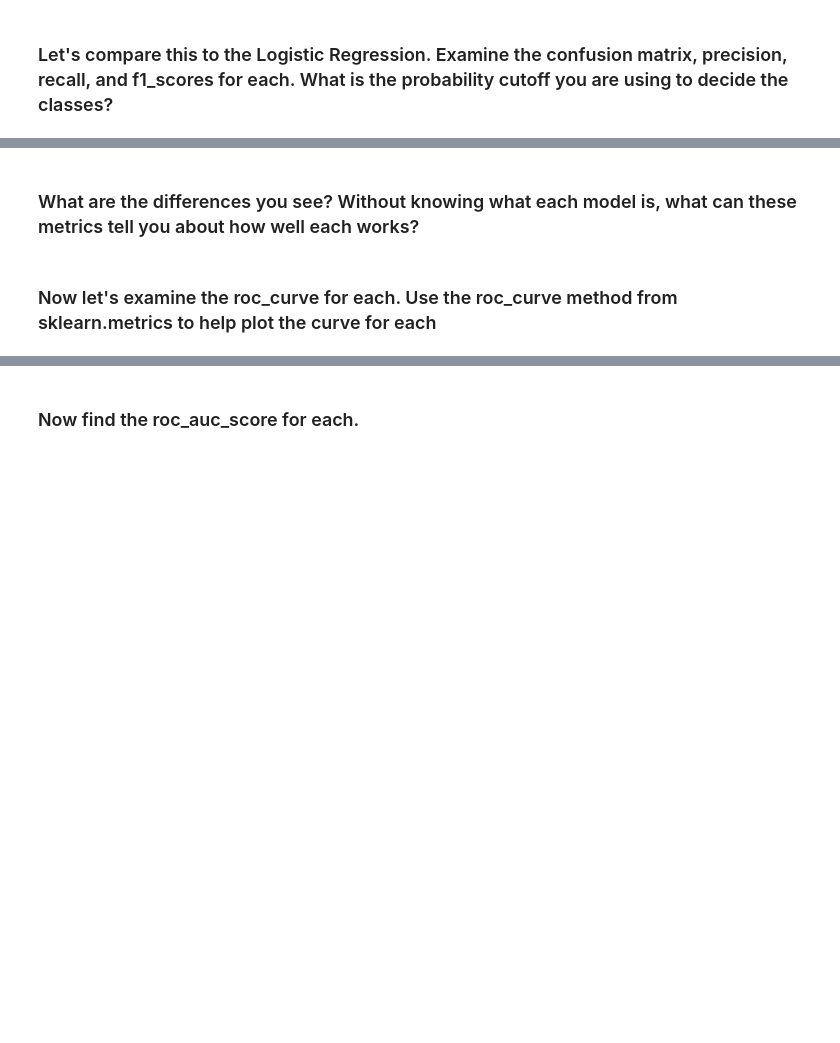
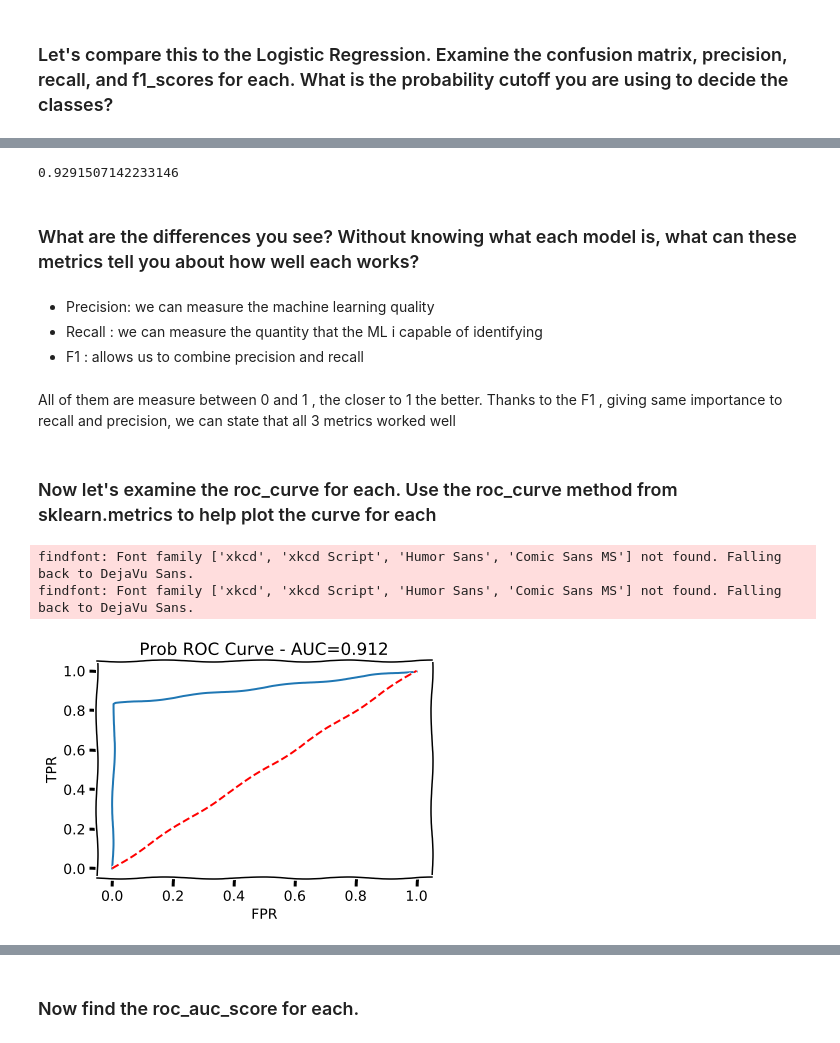
Before and after one commit to JCGlez93/dataptmad0420, a Jupyter notebook: module-3/evaluation-recall-and-precision/your-code/main.ipynb, the cells around one changed output, grey strips where cells are left out. Drawn from its saved outputs; the diff is of its cells as text; code cells hidden in the pictures; blank space fills up the shorter version.

```diff
--- a/module-3/evaluation-recall-and-precision/your-code/main.ipynb
+++ b/module-3/evaluation-recall-and-precision/your-code/main.ipynb
@@ -92,0 +107,4 @@ print(len(x_train))
+# %%
+y_train_5 = y_train == "5"
+print(y_train_5)
+y_train.shape
@@ -92,0 +114,4 @@ print(len(x_train))
+# %%
+y_test_5 = y_test == "5"
+print(y_test_5)
+y_test.shape
@@ -93,2 +125,13 @@ print(len(x_train))
 # %% [markdown]
 ### Lets train a logistic regression to predict if a number is a 5 or not (remember to use the 'just 5s' y training set!)
+# %%
+from sklearn.linear_model import LogisticRegression
+
+
+clf = LogisticRegression(fit_intercept=True,
+                        multi_class='auto',
+                        penalty='l2', #ridge regression
+                        solver='saga',
+                        max_iter=100,
+                        C=50)
+clf.fit(X_train, y_train_5)
@@ -111,0 +187,5 @@ never_5_clf = Never5Classifier()
+# %%
+from sklearn.metrics import confusion_matrix
+y_pred_never_5=never_5_clf.predict(X_test)
+y_pred_lr=clf.predict(X_test)
+confusion_matrix(y_test_5, y_pred_lr)
@@ -112,4 +255,35 @@ never_5_clf = Never5Classifier()
+# %%
+from sklearn.metrics import f1_score
+f1_score(y_test_5, y_pred_lr, average='macro')
+# %% [output]
+0.9291507142233146
 # %% [markdown]
 ### What are the differences you see? Without knowing what each model is, what can these metrics tell you about how well each works?
+# %% [markdown]
+- Precision: we can measure the machine learning quality
+- Recall : we can measure the quantity that the ML i capable of identifying
+- F1 : allows us to combine precision and recall
+# %% [markdown]
+All of them are measure between 0 and 1 , the closer to 1 the better.
+Thanks to the F1 , giving same importance to recall and precision, we can state that all 3 metrics worked well
 # %% [markdown]
 ### Now let's examine the roc_curve for each. Use the roc_curve method from sklearn.metrics to help plot the curve for each
+# %%
+
+from sklearn.metrics import roc_curve
+from sklearn.metrics import roc_auc_score
+
+roc_curve(y_test_5, y_pred_lr)
+with plt.xkcd():
+    fpr, tpr, thresholds = roc_curve(y_test_5, y_pred_lr)
+    a = roc_auc_score(y_test_5, y_pred_lr)
+    plt.plot(fpr, tpr)
+    plt.plot(fpr, fpr, 'r--')
+    plt.xlabel('FPR')
+    plt.ylabel('TPR')
+    plt.title(f'Prob ROC Curve - AUC={a:.3f}')
+    plt.show();
+# %% [output]
+findfont: Font family ['xkcd', 'xkcd Script', 'Humor Sans', 'Comic Sans MS'] not found. Falling back to DejaVu Sans.
+findfont: Font family ['xkcd', 'xkcd Script', 'Humor Sans', 'Comic Sans MS'] not found. Falling back to DejaVu Sans.
+[figure, added]
```
Also changed, not shown: parts of 37 cells of this notebook.
